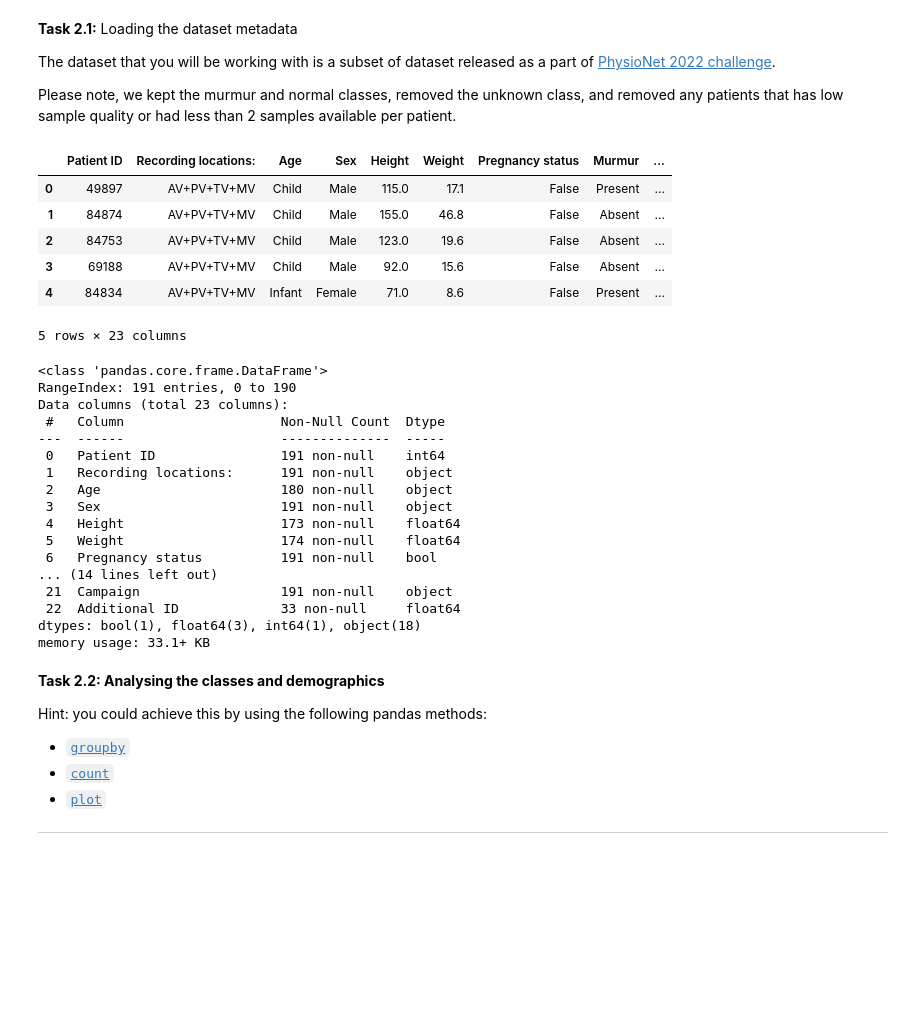
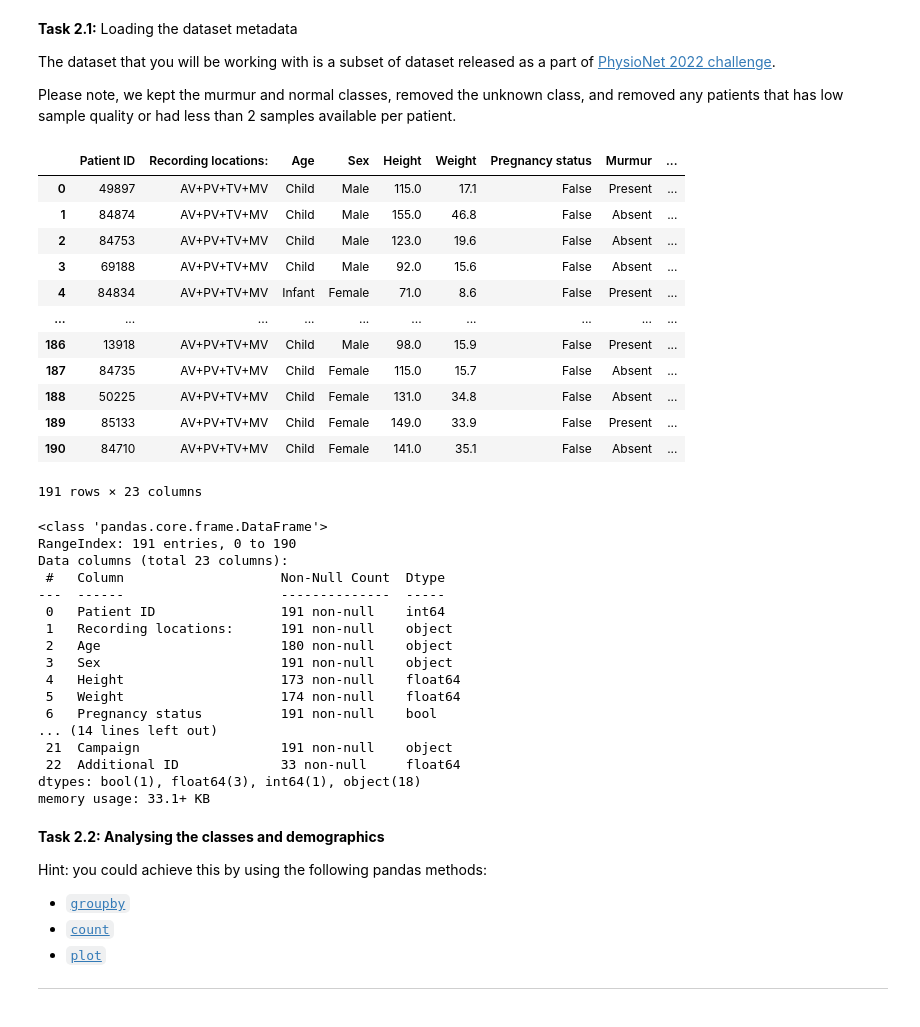
Before and after one commit to TimLukaHorstmann/L349-Assessment-1, a Jupyter notebook: Mobile_Health_Assessment_1_tlh45.ipynb, the cells around one changed output. Drawn from its saved outputs; the diff is of its cells as text; code cells hidden in the pictures; blank space fills up the shorter version.

```diff
--- a/Mobile_Health_Assessment_1_tlh45.ipynb
+++ b/Mobile_Health_Assessment_1_tlh45.ipynb
@@ -398,39 +417,48 @@ The dataset that you will be working with is a subset of dataset released as a p
 Please note, we kept the murmur and normal classes, removed the unknown class, and removed any patients that has low sample quality or had less than 2 samples available per patient.
 # %%
 # load the metadata (replace None with the appropriate code)
-metadata_train = pd.read_csv("/content/drive/MyDrive/Cambridge/Studies/Lent/MobileHealth/Assessment1/mobile-health-assignment-1/provided_metadata_train.csv")
-metadata_test = pd.read_csv("/content/drive/MyDrive/Cambridge/Studies/Lent/MobileHealth/Assessment1/mobile-health-assignment-1/provided_metadata_test.csv")
-metadata = metadata_train # pd.concat([metadata_train, metadata_test], ignore_index = True)
+#metadata_train = pd.read_csv("/content/drive/MyDrive/Cambridge/Studies/Lent/MobileHealth/Assessment1/mobile-health-assignment-1/provided_metadata_train.csv")
+#metadata_test = pd.read_csv("/content/drive/MyDrive/Cambridge/Studies/Lent/MobileHealth/Assessment1/mobile-health-assignment-1/provided_metadata_test.csv")
 
-metadata.head()
+metadata_train = pd.read_csv("data/mobile-health-assignment-1/provided_metadata_train.csv")
+metadata_test = pd.read_csv("data/mobile-health-assignment-1/provided_metadata_test.csv")
+metadata = metadata_train # pd.concat([metadata_train, metadata_test], ignore_index = True) (in case one would like to analyse the full set)
+pd.set_option('display.max_columns', None) # show all columns
+metadata
 # %% [output]
 |  | Patient ID | Recording locations: | Age | Sex | Height | Weight | Pregnancy status | Murmur | ... |
 | 0 | 49897 | AV+PV+TV+MV | Child | Male | 115.0 | 17.1 | False | Present | ... |
 | 1 | 84874 | AV+PV+TV+MV | Child | Male | 155.0 | 46.8 | False | Absent | ... |
 | 2 | 84753 | AV+PV+TV+MV | Child | Male | 123.0 | 19.6 | False | Absent | ... |
 | 3 | 69188 | AV+PV+TV+MV | Child | Male | 92.0 | 15.6 | False | Absent | ... |
 | 4 | 84834 | AV+PV+TV+MV | Infant | Female | 71.0 | 8.6 | False | Present | ... |
+| ... | ... | ... | ... | ... | ... | ... | ... | ... | ... |
+| 186 | 13918 | AV+PV+TV+MV | Child | Male | 98.0 | 15.9 | False | Present | ... |
+| 187 | 84735 | AV+PV+TV+MV | Child | Female | 115.0 | 15.7 | False | Absent | ... |
+| 188 | 50225 | AV+PV+TV+MV | Child | Female | 131.0 | 34.8 | False | Absent | ... |
+| 189 | 85133 | AV+PV+TV+MV | Child | Female | 149.0 | 33.9 | False | Present | ... |
+| 190 | 84710 | AV+PV+TV+MV | Child | Female | 141.0 | 35.1 | False | Absent | ... |
-5 rows × 23 columns
+191 rows × 23 columns
-# %%
-metadata.info()
-# %% [output]
-<class 'pandas.core.frame.DataFrame'>
-RangeIndex: 191 entries, 0 to 190
-Data columns (total 23 columns):
- #   Column                    Non-Null Count  Dtype
----  ------                    --------------  -----
- 0   Patient ID                191 non-null    int64
- 1   Recording locations:      191 non-null    object
- 2   Age                       180 non-null    object
- 3   Sex                       191 non-null    object
- 4   Height                    173 non-null    float64
- 5   Weight                    174 non-null    float64
- 6   Pregnancy status          191 non-null    bool
-... (14 lines left out)
- 21  Campaign                  191 non-null    object
- 22  Additional ID             33 non-null     float64
-dtypes: bool(1), float64(3), int64(1), object(18)
-memory usage: 33.1+ KB
+# %%
+display(metadata.info()
+# %% [output]
+<class 'pandas.core.frame.DataFrame'>
+RangeIndex: 191 entries, 0 to 190
+Data columns (total 23 columns):
+ #   Column                    Non-Null Count  Dtype
+---  ------                    --------------  -----
+ 0   Patient ID                191 non-null    int64
+ 1   Recording locations:      191 non-null    object
+ 2   Age                       180 non-null    object
+ 3   Sex                       191 non-null    object
+ 4   Height                    173 non-null    float64
+ 5   Weight                    174 non-null    float64
+ 6   Pregnancy status          191 non-null    bool
+... (14 lines left out)
+ 21  Campaign                  191 non-null    object
+ 22  Additional ID             33 non-null     float64
+dtypes: bool(1), float64(3), int64(1), object(18)
+memory usage: 33.1+ KB
 # %% [markdown]
 **Task 2.2: Analysing the classes and demographics**
 
```
Also changed, not shown: parts of 12 cells of this notebook, 3 other files.
